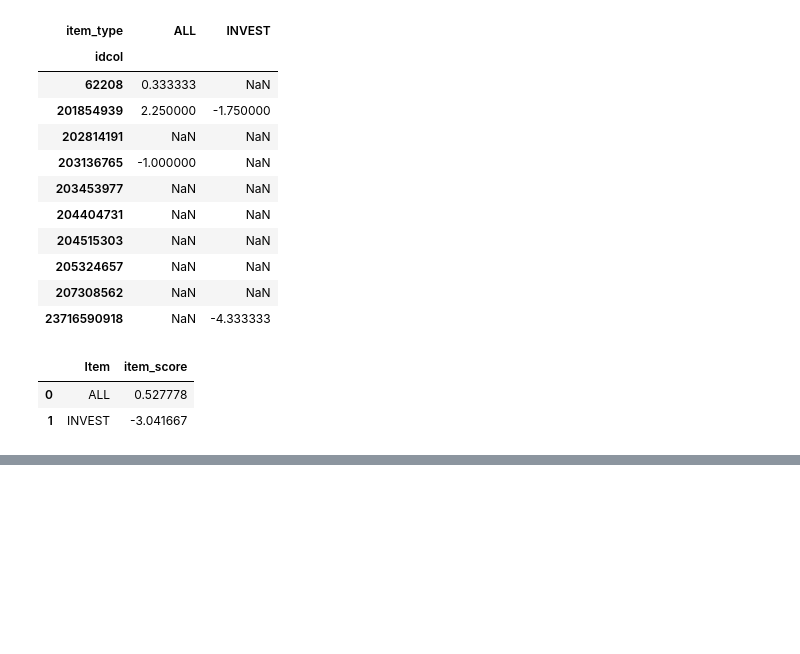
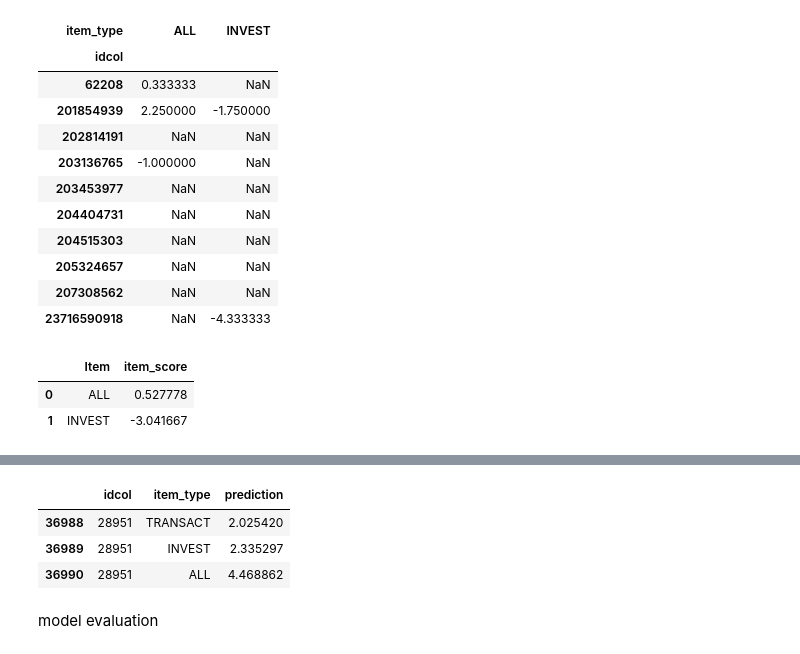
Before and after one commit to mathe209/Recommender_system, a Jupyter notebook: FNB_DATA_QUEST.ipynb, the cells around one changed output, grey strips where cells are left out. Drawn from its saved outputs; the diff is of its cells as text; code cells hidden in the pictures; blank space fills up the shorter version.

```diff
--- a/FNB_DATA_QUEST.ipynb
+++ b/FNB_DATA_QUEST.ipynb
@@ -442,0 +357,8 @@ ranked_item_score.head(m)
+# %%
+min_count = train_data['count'].min()
+max_count = train_data['count'].max()
+reader = surprise.Reader(rating_scale = (min_count, max_count))
+
+train_set = surprise.Dataset.load_from_df(
+    train_data[['idcol','item_type','count']], reader).build_full_trainset()
+train_set
@@ -442,0 +367,8 @@ ranked_item_score.head(m)
+# %%
+#using the SVD algorithm for matrix factorization
+svd = surprise.SVD(random_state=0, n_factors=800, n_epochs=30)
+
+with Timer() as train_time:
+    svd.fit(train_set)
+
+print(f"Took {train_time.interval} seconds for training.")
@@ -442,0 +381,7 @@ ranked_item_score.head(m)
+# %%
+with Timer() as test_time:
+    all_predictions = compute_ranking_predictions(
+        svd, train_data, usercol="idcol", itemcol="item_type", remove_seen=True
+    )
+
+print(f"Took {test_time.interval} seconds for prediction.")
@@ -442,0 +390,7 @@ ranked_item_score.head(m)
+# %%
+all_predictions[all_predictions['idcol']==28951]
+# %% [output]
+|  | idcol | item_type | prediction |
+| 36988 | 28951 | TRANSACT | 2.025420 |
+| 36989 | 28951 | INVEST | 2.335297 |
+| 36990 | 28951 | ALL | 4.468862 |
@@ -442,0 +399,2 @@ ranked_item_score.head(m)
+# %% [markdown]
+model evaluation
```
Also changed, not shown: parts of 22 cells of this notebook.
